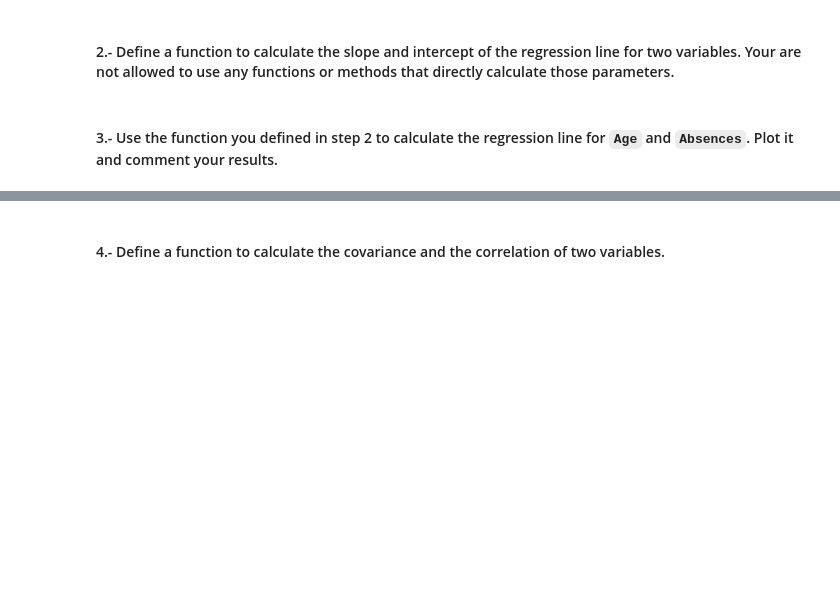
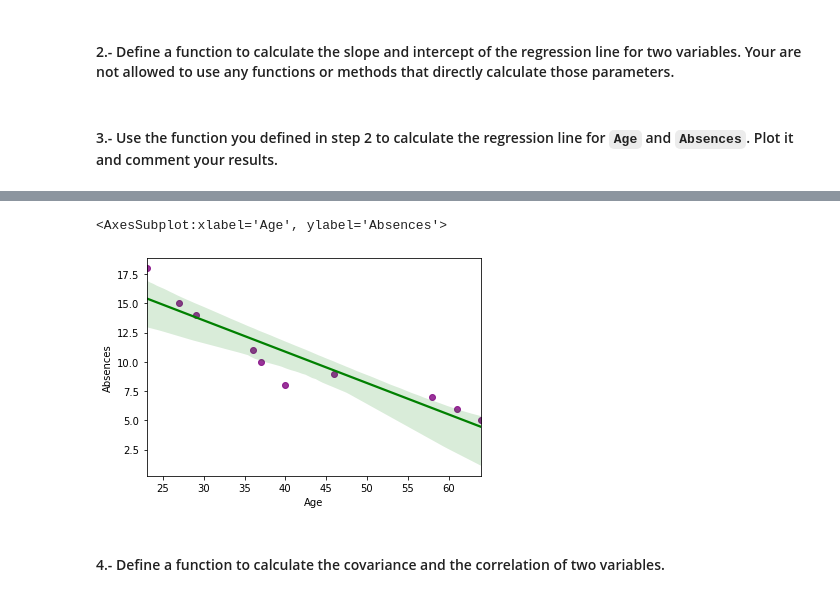
Before and after one commit to ta-data-remote/lab-linear-regression-correlation, a Jupyter notebook: your-code/main.ipynb, the cells around one changed output, grey strips where cells are left out. Saved outputs shown, nothing was run; the diff lists cells and outputs as text; code cells hidden in the pictures; blank space fills up the shorter version.

```diff
--- a/your-code/main.ipynb
+++ b/your-code/main.ipynb
@@ -43,2 +94,7 @@ import pandas as pd
+# %%
+sns.regplot(x='Age',y='Absences', data=data, scatter_kws={"color": "purple"}, line_kws={"color": "green"})
+# %% [output]
+<AxesSubplot:xlabel='Age', ylabel='Absences'>
+[figure, added]
 # %% [markdown]
 #### 4.- Define a function to calculate the covariance and the correlation of two variables.
```
Also changed, not shown: parts of 37 cells of this notebook.
